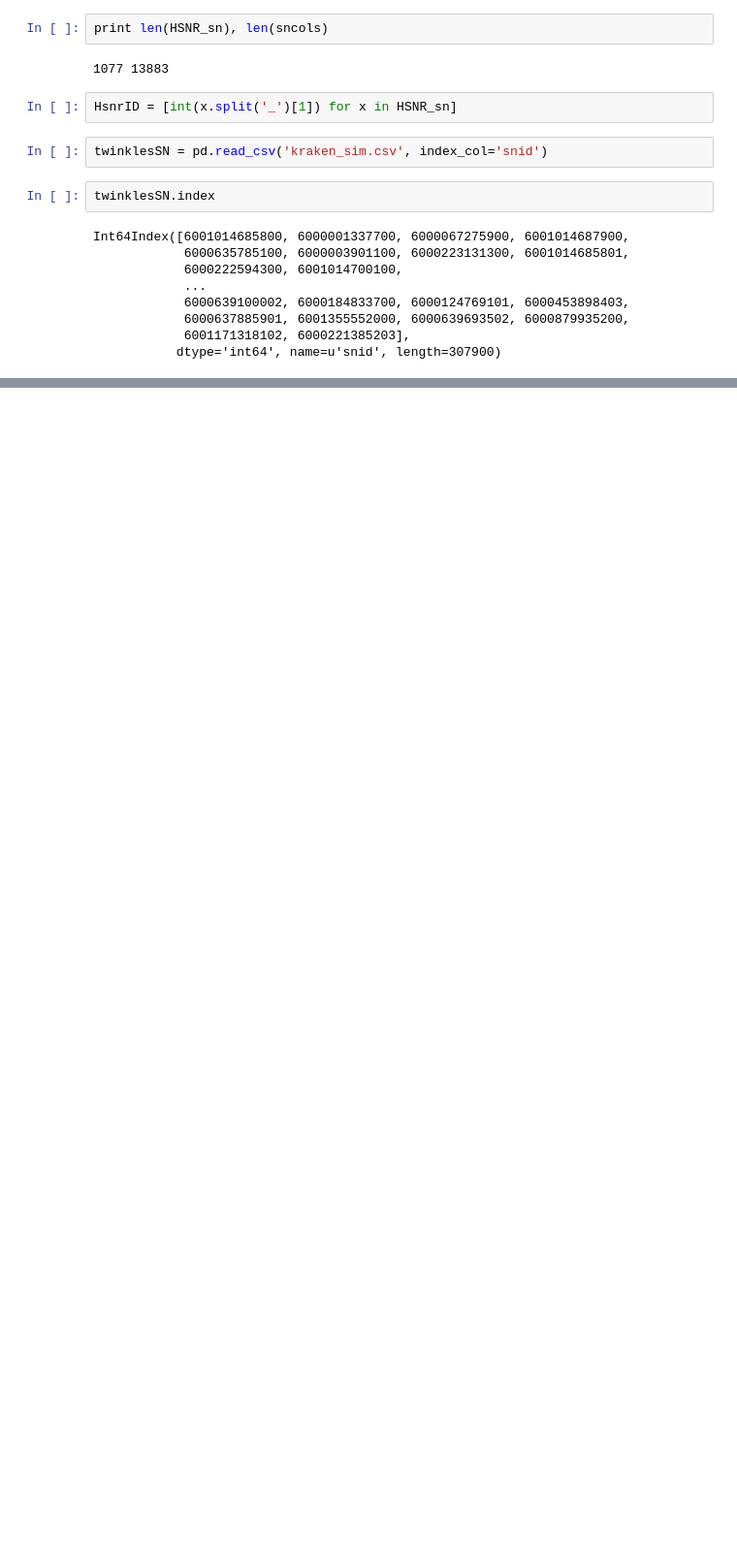
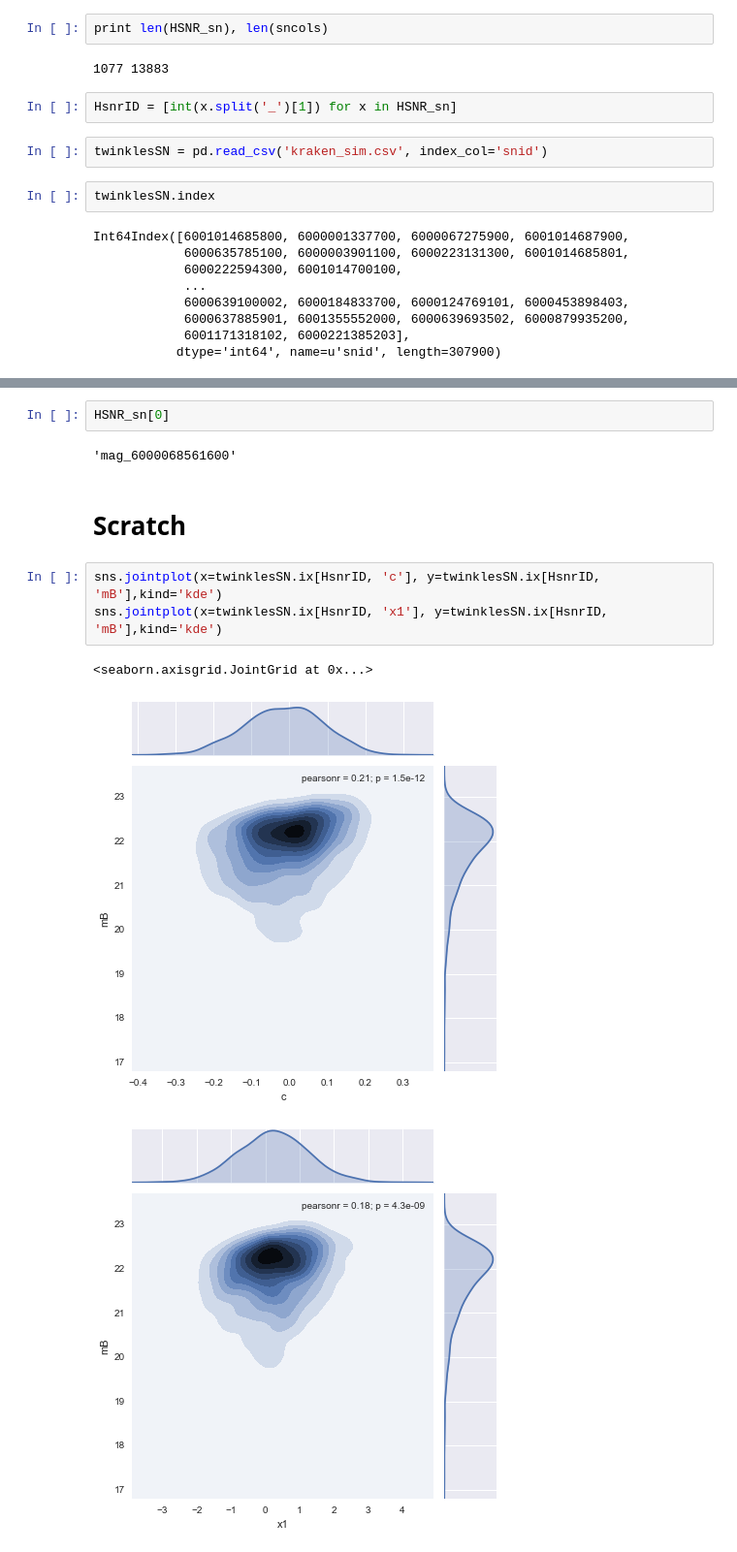
Before and after one commit to LSSTDESC/Twinkles, a Jupyter notebook: code/SN_sims/fiveSigmaDepths.ipynb, the cells around one changed output, grey strips where cells are left out. Shown at 97% size. Drawn from its saved outputs; the diff is of its cells as text; blank space fills up the shorter version.

```diff
--- a/code/SN_sims/fiveSigmaDepths.ipynb
+++ b/code/SN_sims/fiveSigmaDepths.ipynb
@@ -114,0 +183,13 @@ HsnrID
+# %%
+HSNR_sn[0]
+# %% [output]
+'mag_6000068561600'
+# %% [markdown]
+# Scratch
+# %%
+sns.jointplot(x=twinklesSN.ix[HsnrID, 'c'], y=twinklesSN.ix[HsnrID, 'mB'],kind='kde')
+sns.jointplot(x=twinklesSN.ix[HsnrID, 'x1'], y=twinklesSN.ix[HsnrID, 'mB'],kind='kde')
+# %% [output]
+<seaborn.axisgrid.JointGrid at 0x...>
+[figure, added]
+[figure, added]
```
Also changed, not shown: parts of 20 cells of this notebook.
